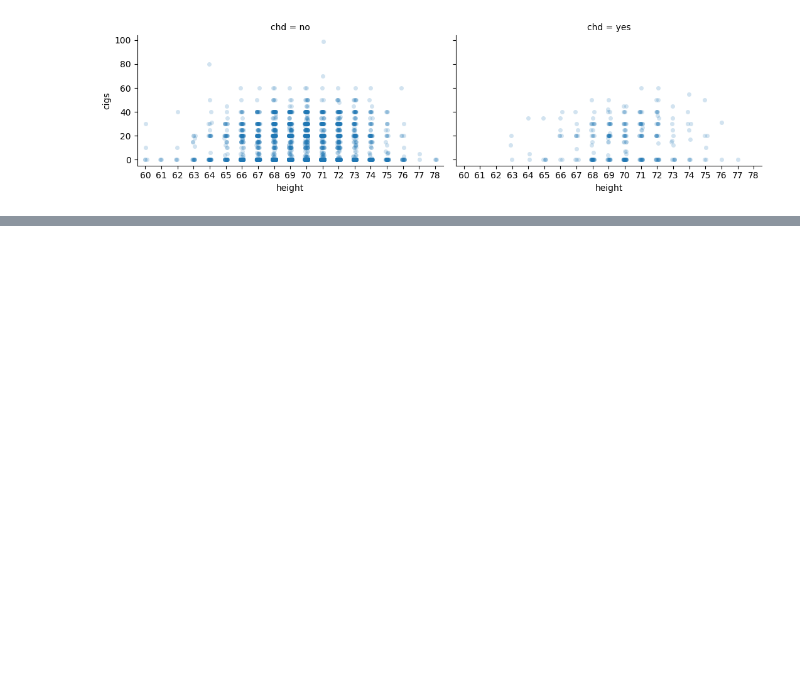
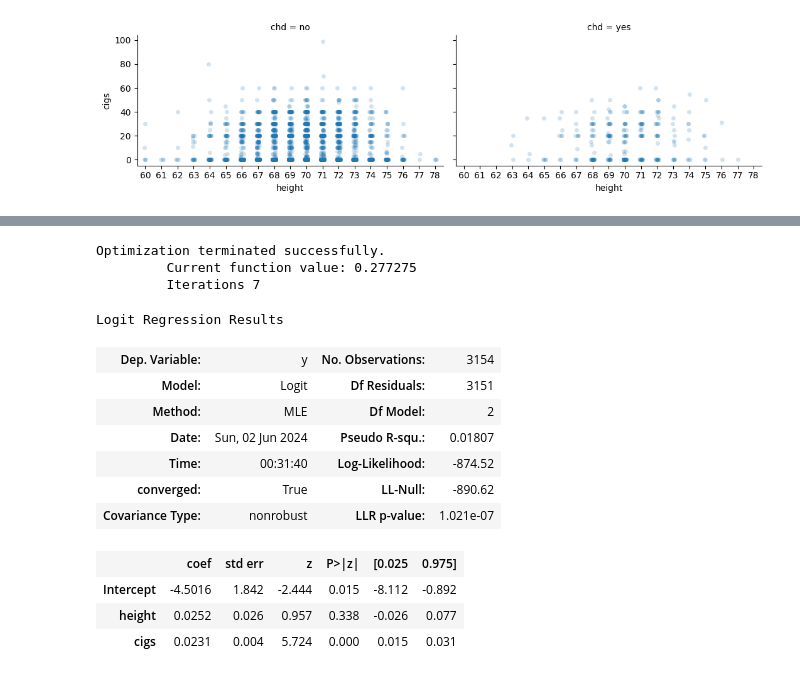
Before and after one commit to percivalphakath/Extending-the-Linear-Model-with-Python, a Jupyter notebook: Chapter2-BinaryResponse.ipynb, the cells around one changed output, grey strips where cells are left out. Cells and saved outputs as stored; diff of their text form; code cells hidden in the pictures; blank space fills up the shorter version.

Commit message:
Successfully translated page 25 to 30

```diff
--- a/Chapter2-BinaryResponse.ipynb
+++ b/Chapter2-BinaryResponse.ipynb
@@ -90,0 +113,26 @@ sns.FacetGrid(data=wcgs,
+# %%
+# The Generalized Linear Model (GLM) with the binomial link function
+import statsmodels.formula.api as smf
+
+lmod = smf.logit(data = wcgs,
+           formula = "y~height+cigs").fit();
+# %% [output]
+Optimization terminated successfully.
+         Current function value: 0.277275
+         Iterations 7
+# %%
+# We can examine the standard summary output
+lmod.summary()
+# %% [output]
+Logit Regression Results
+| Dep. Variable: | y | No. Observations: | 3154 |
+| Model: | Logit | Df Residuals: | 3151 |
+| Method: | MLE | Df Model: | 2 |
+| Date: | Sun, 02 Jun 2024 | Pseudo R-squ.: | 0.01807 |
+| Time: | 00:31:40 | Log-Likelihood: | -874.52 |
+| converged: | True | LL-Null: | -890.62 |
+| Covariance Type: | nonrobust | LLR p-value: | 1.021e-07 |
+|  | coef | std err | z | P>|z| | [0.025 | 0.975] |
+| Intercept | -4.5016 | 1.842 | -2.444 | 0.015 | -8.112 | -0.892 |
+| height | 0.0252 | 0.026 | 0.957 | 0.338 | -0.026 | 0.077 |
+| cigs | 0.0231 | 0.004 | 5.724 | 0.000 | 0.015 | 0.031 |
```
Also changed, not shown: parts of 9 cells of this notebook.
